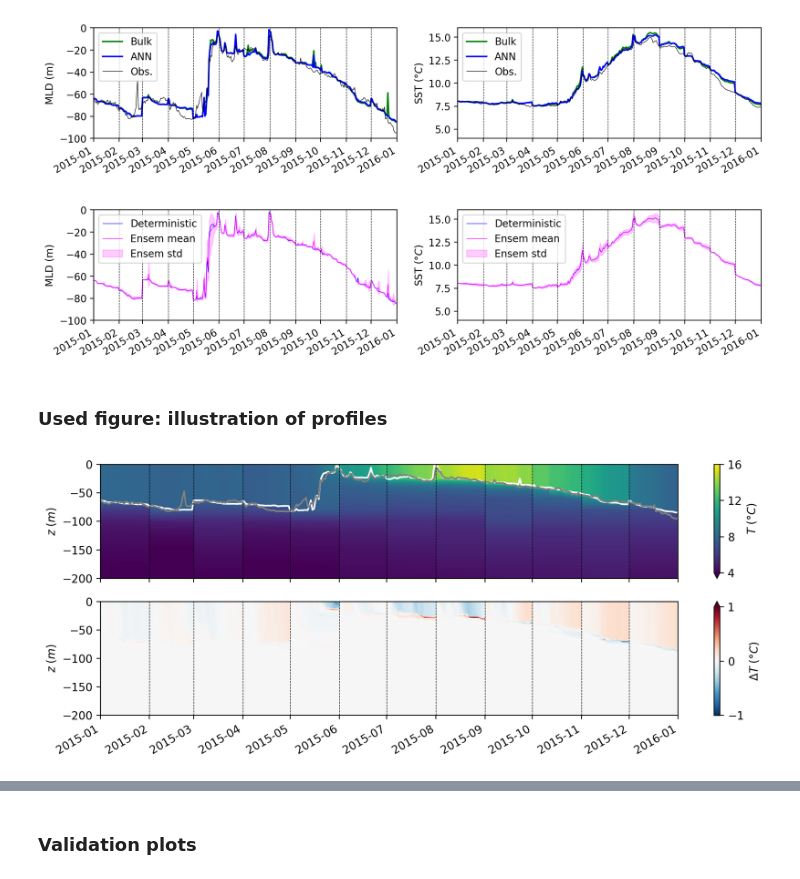
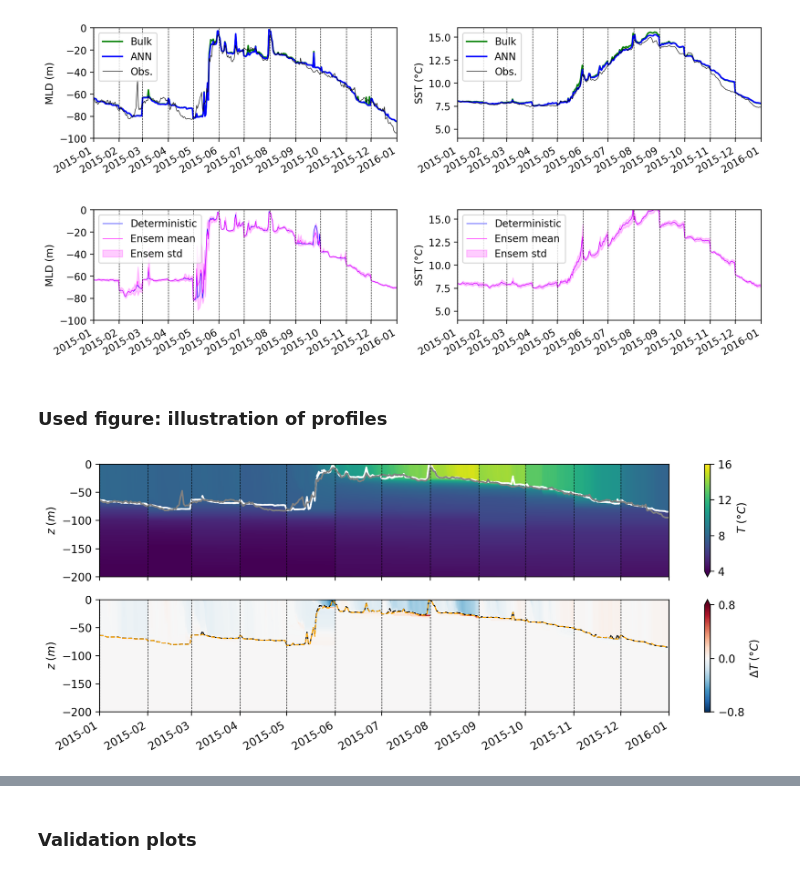
Before and after one commit to jiarong-wu/mlflux, a Jupyter notebook: gotm/Eval5-posteriori.ipynb, the cells around one changed output, grey strips where cells are left out. Drawn from its saved outputs; the diff is of its cells as text; code cells hidden in the pictures.

```diff
--- a/gotm/Eval5-posteriori.ipynb
+++ b/gotm/Eval5-posteriori.ipynb
@@ -14,6 +22,6 @@ from datetime import datetime
 # %%
 from metrics import open_ds
-dir = '/scratch/jw8736/gotm/ensem/2011-01-01_2020-01-01/'
+dir = '/scratch/jw8736/gotm/ensem/2011-01-01_2020-01-01_heat/'
 year = 2015
 
 method = 'kpp'; MINUTE = 10
@@ -41,9 +48,0 @@ with ProgressBar():
-# %%
-####### Observations #########
-obs_folder = '/scratch/jw8736/gotm/shared/'
-ds_obs = xr.open_dataset(obs_folder + 'profs.nc')
-ds_obs = ds_obs.rename({'temp':'T', 'salinity':'S'})
-ds_obs = compute_MLD(ds_obs, 'density')
-SST_obs = ds_obs.T.isel(z=-1).resample(t='1D').mean()
-MLD_obs = ds_obs.MLD.resample(t='1D').mean()
-# ds_obs.T.sel(t=slice('2012-01-01','2012-12-31')).plot(x='t', cmap='jet', vmin=vmin, vmax=vmax)
@@ -85,12 +206,12 @@ def plot_deterministic (ds_bulk, ds_ann_mean):
 
 # fig = plot_deterministic (ds_bulk_kpp, ds_ann_mean_kpp)
 fig = plot_deterministic (ds_bulk_ke, ds_ann_mean_ke)
-method = 'kepsilon'; MINUTE = 10; year = 2015
-plt.savefig(f'../plots/MLD_SST_{method}{MINUTE}_{year}.png', bbox_inches='tight')
+method = 'kepsilon'; MINUTE = 10; year = 2012
+# plt.savefig(f'../plots/MLD_SST_{method}{MINUTE}_{year}.png', bbox_inches='tight')
 # %% [output]
-[figure, old version]
+[figure, new version]
 # %%
-''' MLD smoothed to 12 hours. '''
+''' Stochastic runs. MLD smoothed to 12 hours. '''
 
 def plot_stochastic (ds, ds_determ):
 
@@ -143,13 +264,25 @@ def plot_stochastic (ds, ds_determ):
 
     return fig
 
-fig = plot_stochastic (ds_ke, ds_ensem_mean_ke)
+# fig = plot_stochastic (ds_ke, ds_ensem_mean_ke)
+fig = plot_stochastic (ds_kpp, ds_ensem_mean_kpp)
 method = 'kepsilon'; MINUTE = 10; year = 2015
-plt.savefig(f'../plots/MLD_SST_{method}{MINUTE}_{year}_stochastic.png', bbox_inches='tight')
+# plt.savefig(f'../plots/MLD_SST_{method}{MINUTE}_{year}_stochastic.png', bbox_inches='tight')
 # %% [output]
-[figure, old version]
+[figure, new version]
 # %% [markdown]
 ### Used figure: illustration of profiles
+# %%
+from metrics import open_ds
+dir = '/scratch/jw8736/gotm/ensem/2011-01-01_2020-01-01_heat/'
+year = 2015
+
+method = 'kpp'; MINUTE = 10
+folder = f'out_{method}_dt{MINUTE}_{year}/'
+ds_bulk_kpp, ds_ann_mean_kpp, ds_ensem_mean_kpp, ds_kpp = open_ds(dir+folder, SUBSET=False)
+method = 'kepsilon'; MINUTE = 10
+folder = f'out_{method}_dt{MINUTE}_{year}/'
+ds_bulk_ke, ds_ann_mean_ke, ds_ensem_mean_ke, ds_ke = open_ds(dir+folder, SUBSET=False)
 # %%
 ''' Plotting illustration:
     1. Temperature - with illustration of MLD
@@ -165,34 +298,39 @@ def plot_prof (ds_bulk, ds_ann, ds_obs):
     # axes[0].set_ylabel(r'$Q_S + Q_L \; (W/m^2)$'); axes[0].set_xlabel('')
     # axes[0].set_ylim([-400,100)
 
     #### Plot temperature and MLD (daily mean)
     img1 = ds_ann.T.plot(ax=axes[0], x='t', cmap='viridis', vmin=4, vmax=16)
     ds_ann = compute_MLD(ds_ann, 'density')
+    ds_bulk = compute_MLD(ds_bulk, 'density')
     ds_ann.MLD.resample(t='D').mean().plot(ax=axes[0], c='w')
+    ds_bulk.MLD.resample(t='D').mean().plot(ax=axes[0], c='w', ls='--')
     ds_obs.MLD.resample(t='D').mean().plot(ax=axes[0], c='gray')
     img1.colorbar.set_label('$T \; (\degree C)$')
     img1.colorbar.set_ticks([4,8,12,16])
 
     #### Plot temperature difference
     T_diff = ds_ann.T - ds_bulk.T
-    img2 = T_diff.plot(ax=axes[1], x='t', cmap='RdBu_r', vmin=-1, vmax=1)
+    img2 = T_diff.plot(ax=axes[1], x='t', cmap='RdBu_r', vmin=-0.8, vmax=0.8)
+    ds_bulk.MLD.resample(t='D').mean().plot(ax=axes[1], c='k', ls='--', lw=1)
+    ds_ann.MLD.resample(t='D').mean().plot(ax=axes[1], c='orange', ls='--', lw=1)
     img2.colorbar.set_label('$\Delta T \; (\degree C)$')
-    img2.colorbar.set_ticks([-1,0,1])
+    img2.colorbar.set_ticks([-0.8,0,0.8])
 
     #### Axes
     axes[0].set_ylabel('$z \; (m)$'); axes[0].set_xlabel('')
     axes[1].set_ylabel('$z \; (m)$'); axes[1].set_xlabel('')
     axes[1].xaxis.set_major_locator(mdates.MonthLocator(interval=1))
     axes[1].set_xlim([datetime(year, 1, 1), datetime(year+1, 1, 1)])
 
     #### Add monthly restart lines
     for i in range(1,13):
         axes[0].axvline(x=pd.Timestamp(year,i,1), ls='--', lw=0.5, c='k')
         axes[1].axvline(x=pd.Timestamp(year,i,1), ls='--', lw=0.5, c='k')
     plt.tight_layout()
     return fig
 
 fig = plot_prof(ds_bulk_ke, ds_ann_mean_ke, ds_obs)
-plt.savefig(f'../plots/tprof_{method}{MINUTE}_{year}.png', bbox_inches='tight')
+# fig = plot_prof(ds_bulk_kpp, ds_ann_mean_kpp, ds_obs)
+# plt.savefig(f'../plots/tprof_{method}{MINUTE}_{year}.png', bbox_inches='tight')
 # %% [output]
-[figure, old version]
+[figure, new version]
```
Also changed, not shown: parts of 8 cells of this notebook, 17 other files.
